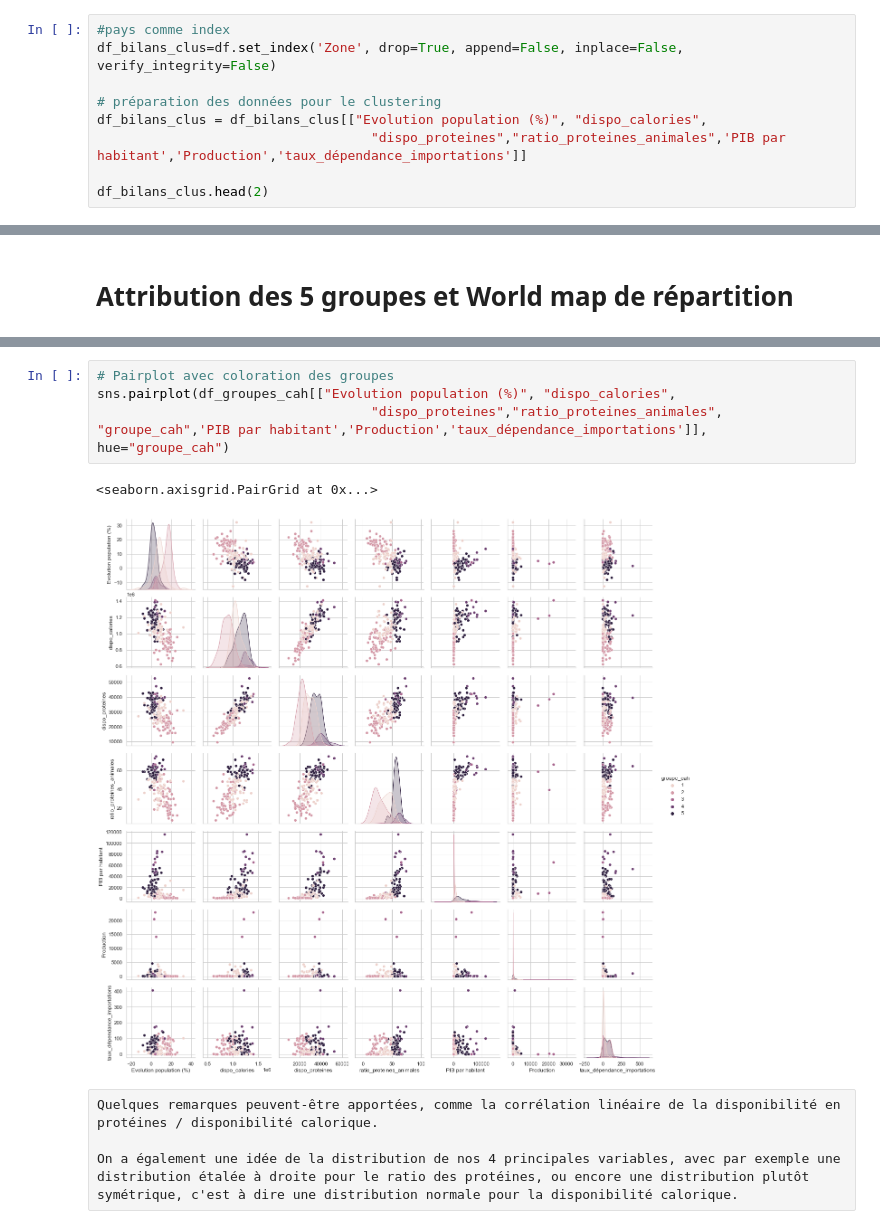
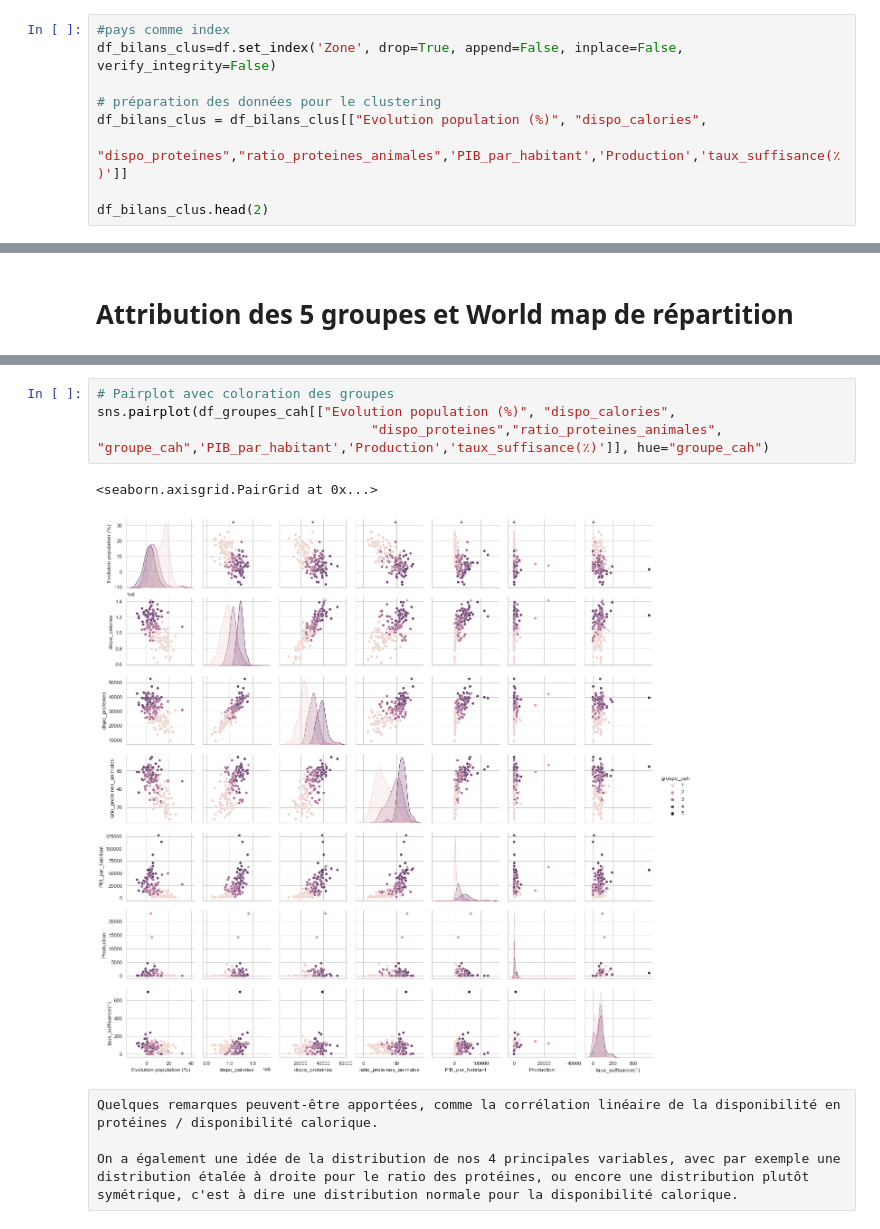
Before and after one commit to ROWAIDAK/ROWAIDAK-P5_Produisez-une-tude-de-march, a Jupyter notebook: P5_01 dendogramme-Copy1.ipynb, the cells around one changed output, grey strips where cells are left out. Cells and saved outputs as stored; diff of their text form.

```diff
--- a/P5_01 dendogramme-Copy1.ipynb
+++ b/P5_01 dendogramme-Copy1.ipynb
@@ -450,7 +466,7 @@ df_bilans_clus=df.set_index('Zone', drop=True, append=False, inplace=False, veri
 
 # préparation des données pour le clustering
 df_bilans_clus = df_bilans_clus[["Evolution population (%)", "dispo_calories",
-                                   "dispo_proteines","ratio_proteines_animales",'PIB par habitant','Production','taux_dépendance_importations']]
+                                   "dispo_proteines","ratio_proteines_animales",'PIB_par_habitant','Production','taux_suffisance(٪)']]
 
 df_bilans_clus.head(2)
 # %% [output]
@@ -686,10 +675,10 @@ df_groupes_cah.groupby('groupe_cah').mean()
 # %%
 # Pairplot avec coloration des groupes
 sns.pairplot(df_groupes_cah[["Evolution population (%)", "dispo_calories",
-                                   "dispo_proteines","ratio_proteines_animales", "groupe_cah",'PIB par habitant','Production','taux_dépendance_importations']], hue="groupe_cah")
+                                   "dispo_proteines","ratio_proteines_animales", "groupe_cah",'PIB_par_habitant','Production','taux_suffisance(٪)']], hue="groupe_cah")
 # %% [output]
 <seaborn.axisgrid.PairGrid at 0x...>
-[figure, old version]
+[figure, new version]
 # %% [raw]
 Quelques remarques peuvent-être apportées, comme la corrélation linéaire de la disponibilité en protéines / disponibilité calorique.
 
```
Also changed, not shown: parts of 113 cells of this notebook.
